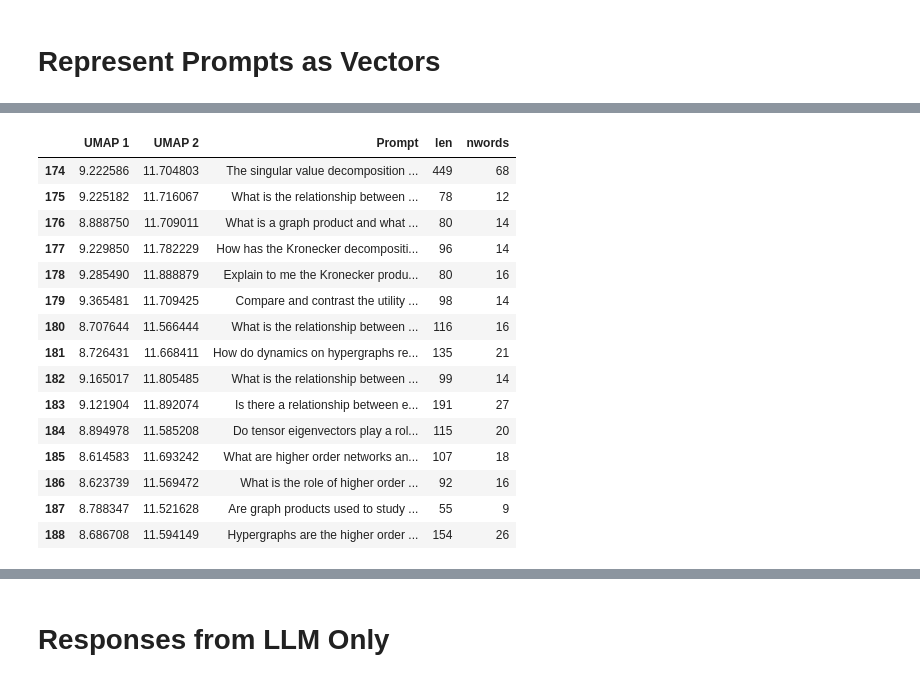
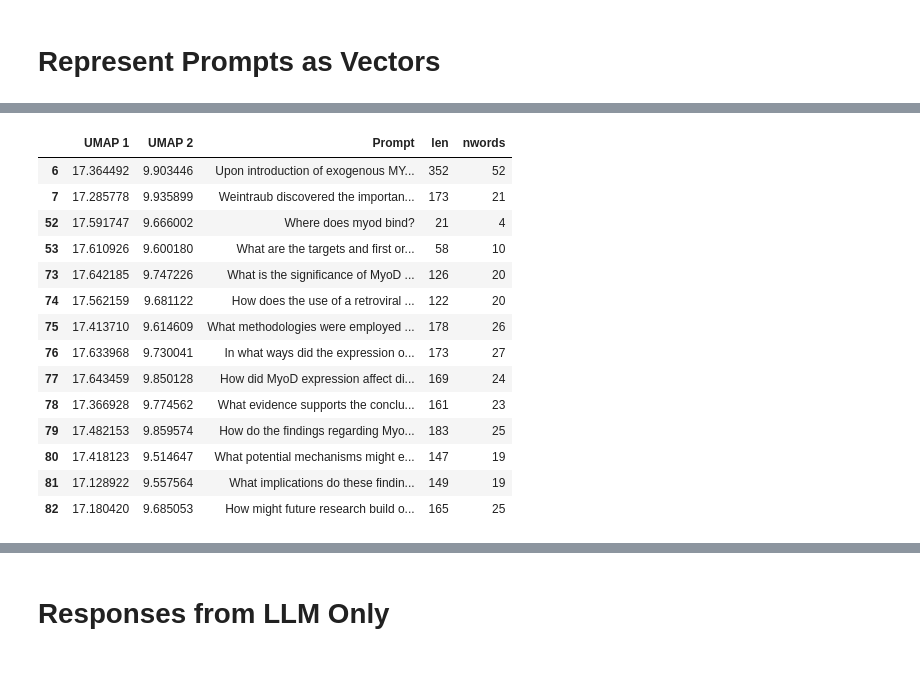
Before and after one commit to Jpickard1/BRAD, a Jupyter notebook: experimental/EX-10-June-2024-Analysis-oliven.ipynb, the cells around one changed output, grey strips where cells are left out. Drawn from its saved outputs; the diff is of its cells as text; code cells hidden in the pictures.

```diff
--- a/experimental/EX-10-June-2024-Analysis-oliven.ipynb
+++ b/experimental/EX-10-June-2024-Analysis-oliven.ipynb
@@ -14,8 +14,8 @@ import matplotlib.pyplot as plt # visualization
 from langchain.embeddings import HuggingFaceEmbeddings # Embedding text to vectors
 # %%
 # Load results from experiment
-dfLLM = pd.read_csv('EX-10-JUNE-2024-LLM.csv')
-dfRAG = pd.read_csv('EX-10-JUNE-2024-RAG.csv')
+dfLLM = pd.read_csv('EX-10-JUNE-2024-LLM-llama3-70b.csv')
+dfRAG = pd.read_csv('EX-10-JUNE-2024-RAG-llama3-70b.csv')
 # %% [markdown]
 # Represent Prompts as Vectors
 # %%
@@ -82,22 +82,21 @@ plt.show()
 # %%
-# What is this outlieing cluster?
-udf[udf['UMAP 1'] > 5]
+# What is this outlying cluster?
+udf[(udf['UMAP 1'] > 16)  & (udf['UMAP 2'] < 11)]
 
 # Ah it is the set of prompts related to math
 # %% [output]
 |  | UMAP 1 | UMAP 2 | Prompt | len | nwords |
-| 174 | 9.222586 | 11.704803 | The singular value decomposition ... | 449 | 68 |
-| 175 | 9.225182 | 11.716067 | What is the relationship between ... | 78 | 12 |
-| 176 | 8.888750 | 11.709011 | What is a graph product and what ... | 80 | 14 |
-| 177 | 9.229850 | 11.782229 | How has the Kronecker decompositi... | 96 | 14 |
-| 178 | 9.285490 | 11.888879 | Explain to me the Kronecker produ... | 80 | 16 |
-| 179 | 9.365481 | 11.709425 | Compare and contrast the utility ... | 98 | 14 |
-| 180 | 8.707644 | 11.566444 | What is the relationship between ... | 116 | 16 |
-| 181 | 8.726431 | 11.668411 | How do dynamics on hypergraphs re... | 135 | 21 |
-| 182 | 9.165017 | 11.805485 | What is the relationship between ... | 99 | 14 |
-| 183 | 9.121904 | 11.892074 | Is there a relationship between e... | 191 | 27 |
-| 184 | 8.894978 | 11.585208 | Do tensor eigenvectors play a rol... | 115 | 20 |
-| 185 | 8.614583 | 11.693242 | What are higher order networks an... | 107 | 18 |
-| 186 | 8.623739 | 11.569472 | What is the role of higher order ... | 92 | 16 |
-| 187 | 8.788347 | 11.521628 | Are graph products used to study ... | 55 | 9 |
-| 188 | 8.686708 | 11.594149 | Hypergraphs are the higher order ... | 154 | 26 |
+| 6 | 17.364492 | 9.903446 | Upon introduction of exogenous MY... | 352 | 52 |
+| 7 | 17.285778 | 9.935899 | Weintraub discovered the importan... | 173 | 21 |
+| 52 | 17.591747 | 9.666002 | Where does myod bind? | 21 | 4 |
+| 53 | 17.610926 | 9.600180 | What are the targets and first or... | 58 | 10 |
+| 73 | 17.642185 | 9.747226 | What is the significance of MyoD ... | 126 | 20 |
+| 74 | 17.562159 | 9.681122 | How does the use of a retroviral ... | 122 | 20 |
+| 75 | 17.413710 | 9.614609 | What methodologies were employed ... | 178 | 26 |
+| 76 | 17.633968 | 9.730041 | In what ways did the expression o... | 173 | 27 |
+| 77 | 17.643459 | 9.850128 | How did MyoD expression affect di... | 169 | 24 |
+| 78 | 17.366928 | 9.774562 | What evidence supports the conclu... | 161 | 23 |
+| 79 | 17.482153 | 9.859574 | How do the findings regarding Myo... | 183 | 25 |
+| 80 | 17.418123 | 9.514647 | What potential mechanisms might e... | 147 | 19 |
+| 81 | 17.128922 | 9.557564 | What implications do these findin... | 149 | 19 |
+| 82 | 17.180420 | 9.685053 | How might future research build o... | 165 | 25 |
```
Also changed, not shown: parts of 7 cells of this notebook.
